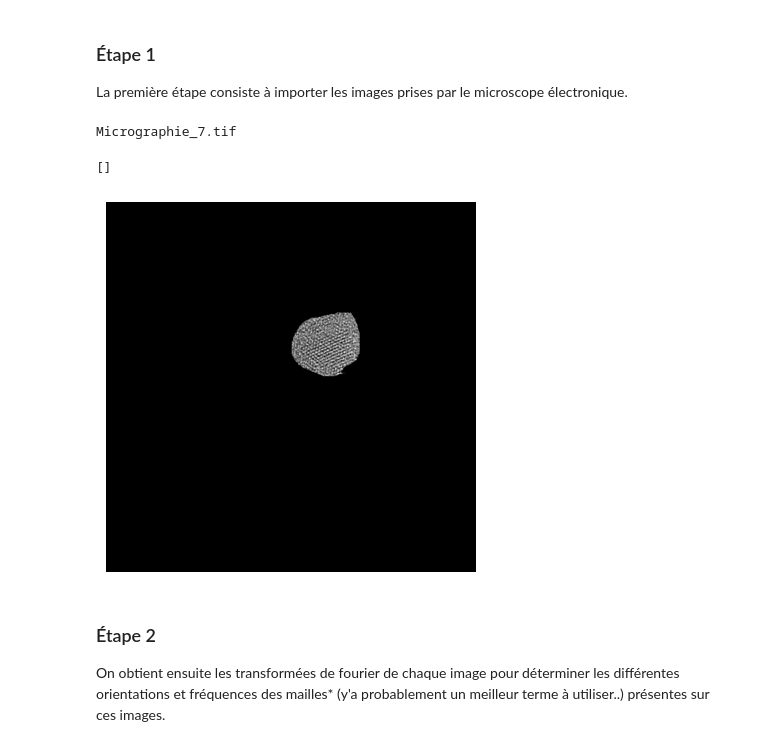
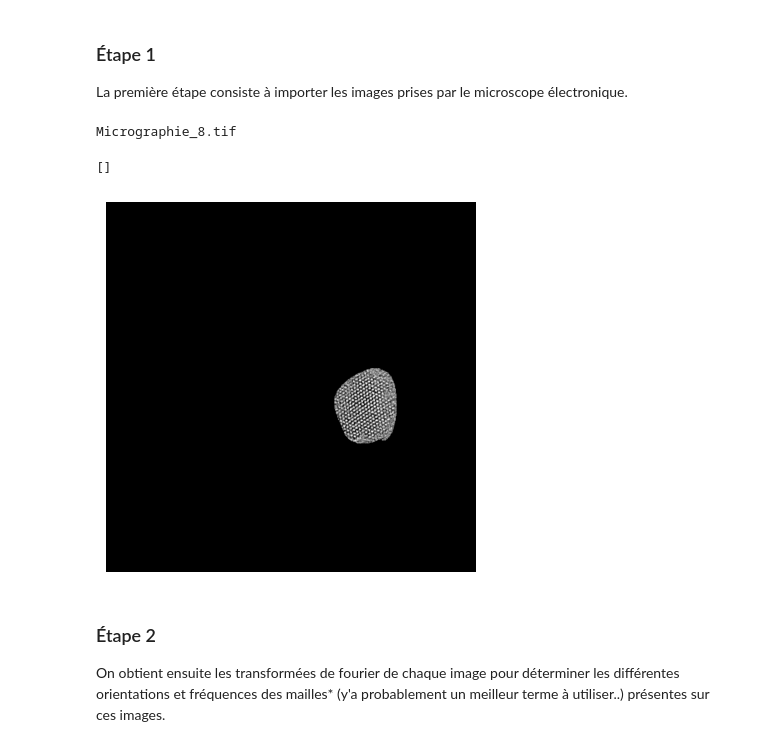
Before and after one commit to BETRU21/EtatSolideT2, a Jupyter notebook: Protocole.ipynb, the cells around one changed output. Saved outputs shown, nothing was run; the diff lists cells and outputs as text; code cells hidden in the pictures.

```diff
--- a/Protocole.ipynb
+++ b/Protocole.ipynb
@@ -174,24 +174,24 @@ La première étape consiste à importer les images prises par le microscope él
 # %%
 path = os.path.abspath("")+"/Micrographies_par_équipe"
 names = listNameOfFiles(path, extension="tif")
 imgs = importTIF(path)
 
 # indice = 0 : Micrographie_6.tif
 # indice = 1 : Micrographie_7.tif
 # indice = 2 : Micrographie_8.tif
-indice = 1
+indice = 2
 
 print(names[indice])
 img = imgs[indice]
 
 fig, ax = plt.subplots(nrows=1, ncols=1)
 plt.axis('off')
 ax.imshow(img, cmap="gray")
 plt.plot()
 # %% [output]
-Micrographie_7.tif
+Micrographie_8.tif
 []
-[figure, old version]
+[figure, new version]
 # %% [markdown]
 ### Étape 2 ###
 On obtient ensuite les transformées de fourier de chaque image pour déterminer les différentes orientations et fréquences des mailles* (y'a probablement un meilleur terme à utiliser..) présentes sur ces images.
```
Also changed, not shown: parts of 4 cells of this notebook.
